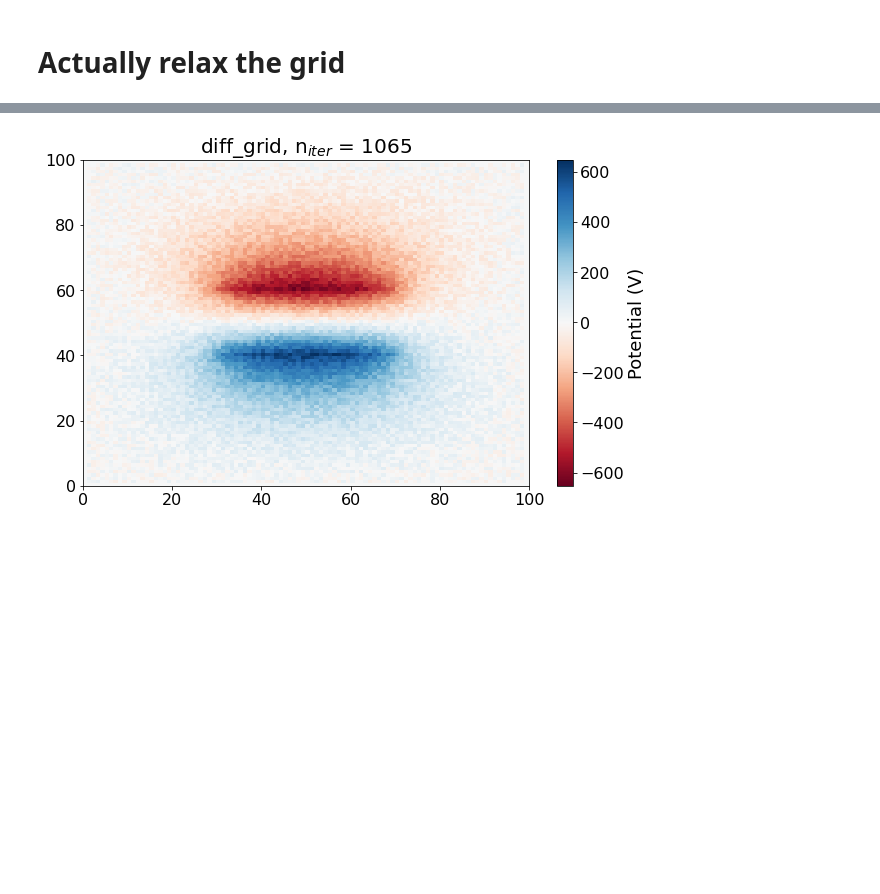
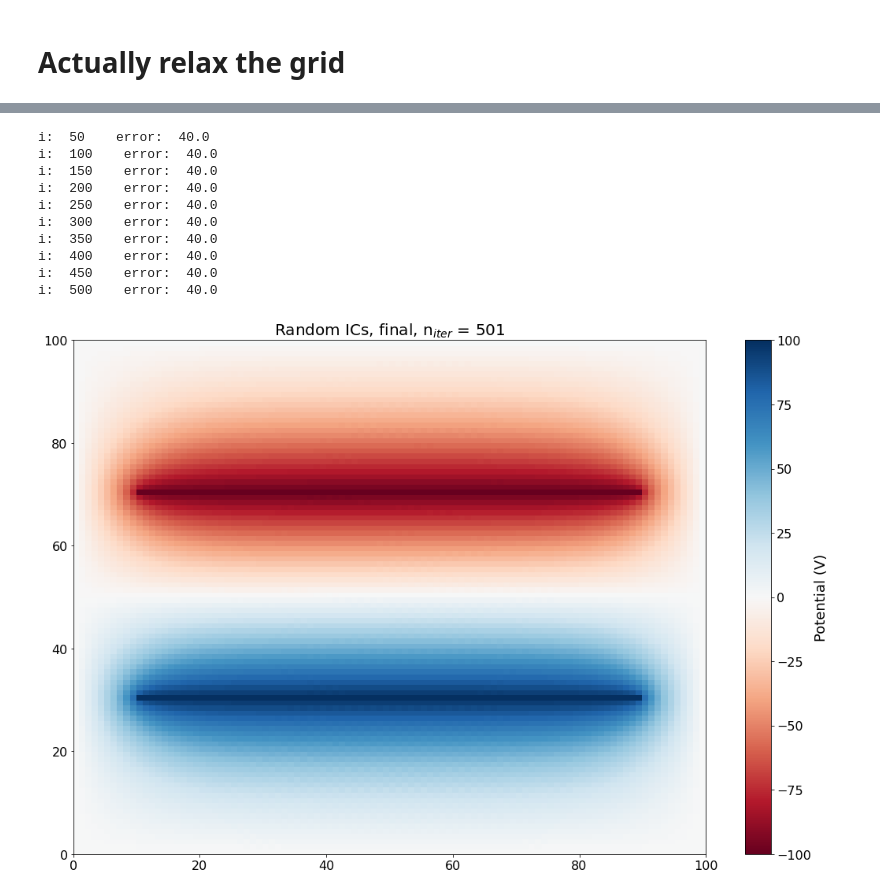
Before and after one commit to PHYS486-S22/PHYS486-S22, a Jupyter notebook: SampleNotebooks/ProjectTwo_Relaxation.ipynb, the cells around one changed output, grey strips where cells are left out. Cells and saved outputs as stored; diff of their text form; code cells hidden in the pictures; blank space fills up the shorter version.

```diff
--- a/SampleNotebooks/ProjectTwo_Relaxation.ipynb
+++ b/SampleNotebooks/ProjectTwo_Relaxation.ipynb
@@ -21,7 +21,7 @@ import matplotlib.colorbar as cb
 from IPython.display import set_matplotlib_formats
 plt.rcParams['savefig.dpi'] = 200
 plt.rcParams['figure.autolayout'] = False
-plt.rcParams['figure.figsize'] = 10, 6
+plt.rcParams['figure.figsize'] = 18, 12
 plt.rcParams['axes.labelsize'] = 18
 plt.rcParams['axes.titlesize'] = 20
 plt.rcParams['font.size'] = 16
@@ -236,0 +320,21 @@ plt.show()
+# %%
+#define the geometry of our capacitor plates
+lower_plate = 30
+upper_plate = 70
+left_edge = 30
+right_edge = 70
+
+#create an array that is matched to the size of our grid, where we can
+#store information about the voltage we want to hold the capacitor's plates at
+charges = np.zeros([rows,columns])
+charges[lower_plate,left_edge:right_edge] = 100
+charges[upper_plate,left_edge:right_edge] = -100
+
+#display the charges
+z_min, z_max = charges.min(), charges.max()
+CS = plt.pcolor(np.arange(0,columns+1), np.arange(0,rows+1), charges, cmap='RdBu', vmin=z_min, vmax=z_max)
+plt.xlabel('x location (unitless)')
+plt.ylabel('y location (unitless)')
+plt.colorbar(label = 'Potential (V)')
+plt.title('Capacitor')
+plt.savefig('Initial_Wider_Capacitor.jpg', bbox_inches='tight')
@@ -237,13 +343,25 @@ plt.show()
 # %%
-#determine how the grid evolved
-diff_grid = finalGrid - initialGrid
+#save a copy of the input grid
+initialGrid = np.copy(grid)
 
-#plot the difference grid.
-z_min, z_max = diff_grid.min(), diff_grid.max()
-CS = plt.pcolor(np.arange(0,columns+1), np.arange(0,rows+1), diff_grid, cmap='RdBu', vmin=z_min, vmax=z_max)
+#perform the relaxation method
+finalGrid, iterations = relaxGrid(grid, 0.4, limit = 500, charges = charges)
+
+#plot the final grid
+z_min, z_max = finalGrid.min(), finalGrid.max()
+CS = plt.pcolor(np.arange(0,columns+1), np.arange(0,rows+1), finalGrid, cmap='RdBu', vmin=z_min, vmax=z_max)
 plt.colorbar(label = 'Potential (V)')
-plt.title('diff_grid, n$_{iter}$ = '+str(iterations) )
-#print(np.flipud(finalGrid))
-plt.savefig('100x100_diff_plaid.jpg', bbox_inches='tight')
+plt.title('Random ICs, final, n$_{iter}$ = '+str(iterations) )
+plt.savefig('100x100_final_Wider_Capactitor.jpg', bbox_inches='tight')
 # %% [output]
+i:  50    error:  40.0
+i:  100    error:  40.0
+i:  150    error:  40.0
+i:  200    error:  40.0
+i:  250    error:  40.0
+i:  300    error:  40.0
+i:  350    error:  40.0
+i:  400    error:  40.0
+i:  450    error:  40.0
+i:  500    error:  40.0
-[figure, old version]
+[figure, new version]
```
Also changed, not shown: parts of 22 cells of this notebook.
